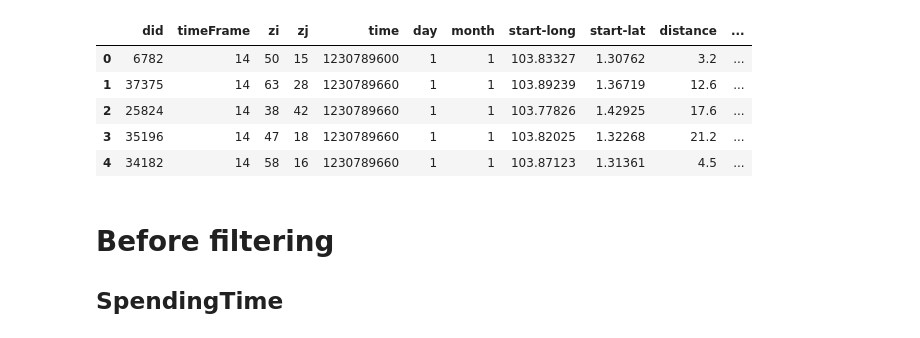
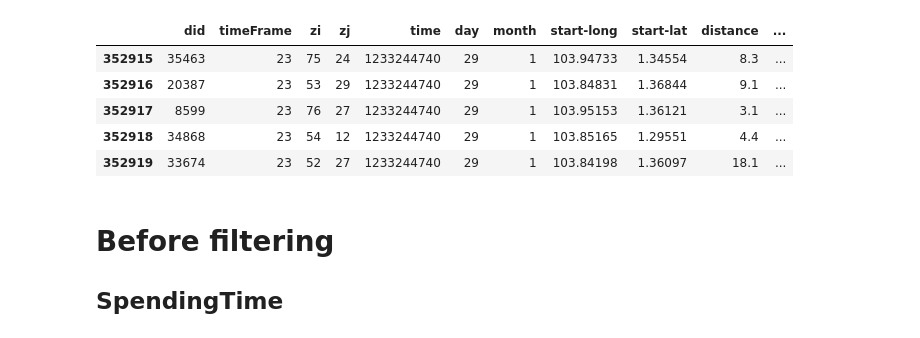
Before and after one commit to PeterGCM/taxi_projects, a Jupyter notebook: community_analysis/z_notebooks/a_Distribution of spendingTime and roamingTime.ipynb, the cells around one changed output. Drawn from its saved outputs; the diff is of its cells as text; code cells hidden in the pictures.

```diff
--- a/community_analysis/z_notebooks/a_Distribution of spendingTime and roamingTime.ipynb
+++ b/community_analysis/z_notebooks/a_Distribution of spendingTime and roamingTime.ipynb
@@ -13,14 +13,14 @@ def text_display(text, font_size):
 from community_analysis import ss_trips_dpath, ss_trips_prefix
 df = pd.read_csv('%s/%s0901.csv' % (ss_trips_dpath, ss_trips_prefix))
 # %%
-df.head()
+df.tail()
 # %% [output]
 |  | did | timeFrame | zi | zj | time | day | month | start-long | start-lat | distance | ... |
-| 0 | 6782 | 14 | 50 | 15 | 1230789600 | 1 | 1 | 103.83327 | 1.30762 | 3.2 | ... |
-| 1 | 37375 | 14 | 63 | 28 | 1230789660 | 1 | 1 | 103.89239 | 1.36719 | 12.6 | ... |
-| 2 | 25824 | 14 | 38 | 42 | 1230789660 | 1 | 1 | 103.77826 | 1.42925 | 17.6 | ... |
-| 3 | 35196 | 14 | 47 | 18 | 1230789660 | 1 | 1 | 103.82025 | 1.32268 | 21.2 | ... |
-| 4 | 34182 | 14 | 58 | 16 | 1230789660 | 1 | 1 | 103.87123 | 1.31361 | 4.5 | ... |
+| 352915 | 35463 | 23 | 75 | 24 | 1233244740 | 29 | 1 | 103.94733 | 1.34554 | 8.3 | ... |
+| 352916 | 20387 | 23 | 53 | 29 | 1233244740 | 29 | 1 | 103.84831 | 1.36844 | 9.1 | ... |
+| 352917 | 8599 | 23 | 76 | 27 | 1233244740 | 29 | 1 | 103.95153 | 1.36121 | 3.1 | ... |
+| 352918 | 34868 | 23 | 54 | 12 | 1233244740 | 29 | 1 | 103.85165 | 1.29551 | 4.4 | ... |
+| 352919 | 33674 | 23 | 52 | 27 | 1233244740 | 29 | 1 | 103.84198 | 1.36097 | 18.1 | ... |
 # %% [markdown]
 # Before filtering
 ## SpendingTime
```
Also changed, not shown: parts of 1 cell of this notebook, 8 other files.
